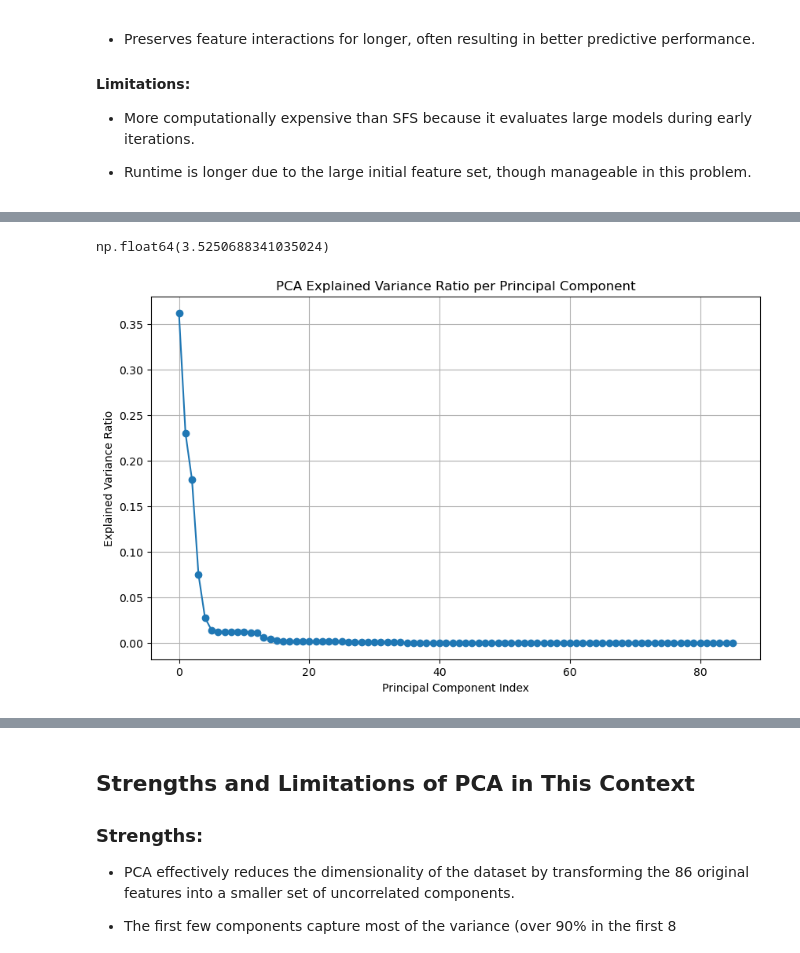
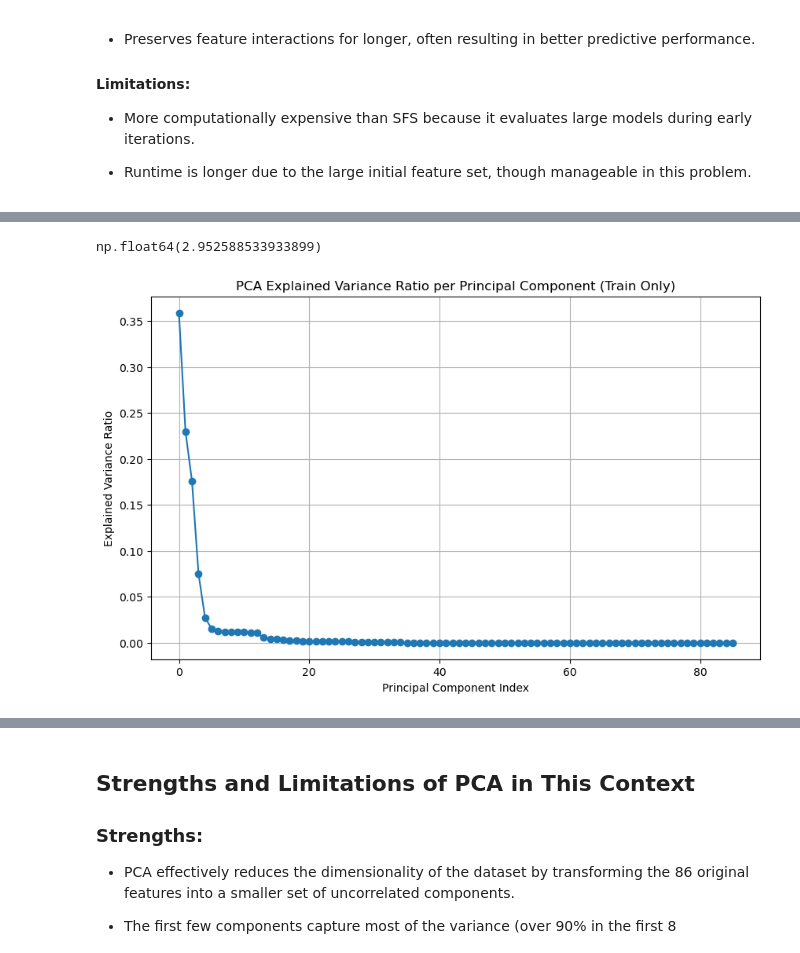
Before and after one commit to Bradley-Tabone/PMLAssignment1, a Jupyter notebook: Assignment1.ipynb, the cells around one changed output, grey strips where cells are left out. Cells and saved outputs as stored; diff of their text form; code cells hidden in the pictures.

```diff
--- a/Assignment1.ipynb
+++ b/Assignment1.ipynb
@@ -210,8 +174,3 @@ StandardScaler was chosen instead of MinMaxScaler because:
 - The upcoming model (MLPRegressor) performs better with standardized data.
 
 This ensures all features contribute proportionately to model training.
-# %%
-# Standardize ALL columns (since all are numeric)
-scaler = StandardScaler()
-df_clean[df_clean.columns] = scaler.fit_transform(df_clean[df_clean.columns])
-df_clean.head()
@@ -350,16 +246,19 @@ feature_frequency.most_common(20)
 # %%
 threshold = 0.90
 
-corr_matrix = df_clean.corr().abs()
+# Use correlation matrix computed from features only
+corr_matrix = X.corr().abs()
 
-upper_triangle = corr_matrix.where(np.triu(np.ones(corr_matrix.shape), k=1).astype(bool))
+upper_triangle = corr_matrix.where(
+    np.triu(np.ones(corr_matrix.shape), k=1).astype(bool)
+)
 
-to_drop = [column for column in upper_triangle.columns
+to_drop = [
+    column for column in upper_triangle.columns
     if any(upper_triangle[column] > threshold)
 ]
-to_drop
 
-df_filtered = df_clean.drop(columns=to_drop)
+df_filtered = X.drop(columns=to_drop)
 
 df_filtered.shape
 # %% [output]
@@ -563,7 +488,18 @@ np.float64(3.662299532596437)
 # %%
-X_train_sbs = X_train[sbs_features]
-X_test_sbs = X_test[sbs_features]
+# -------------------------------------------------------
+# Train MLP on SBS-selected features
+# -------------------------------------------------------
 
+# 1. Build SBS feature dataset from df_wrapper using SAME split indices
+X_train_sbs = df_wrapper.loc[X_train.index, sbs_features]
+X_test_sbs  = df_wrapper.loc[X_test.index,  sbs_features]
+
+# 2. Scale AFTER splitting (fresh scaler for SBS MLP)
+scaler_sbs_mlp = StandardScaler()
+X_train_sbs_scaled = scaler_sbs_mlp.fit_transform(X_train_sbs)
+X_test_sbs_scaled  = scaler_sbs_mlp.transform(X_test_sbs)
+
+# 3. Train MLP on scaled SBS-selected features
 mlp_sbs = MLPRegressor(
     hidden_layer_sizes=(100,),
     activation='relu',
@@ -572,38 +508,51 @@ mlp_sbs = MLPRegressor(
     random_state=42
 )
 
-mlp_sbs.fit(X_train_sbs, y_train)
-y_pred_sbs = mlp_sbs.predict(X_test_sbs)
+mlp_sbs.fit(X_train_sbs_scaled, y_train)
+y_pred_sbs = mlp_sbs.predict(X_test_sbs_scaled)
+
+# 4. Compute RMSE
 rmse_sbs = np.sqrt(mean_squared_error(y_test, y_pred_sbs))
-
 rmse_sbs
 # %% [output]
-np.float64(3.5250688341035024)
+np.float64(2.952588533933899)
 # %%
-# Task 4 — Bullet 1:
-# Perform PCA on the cleaned and standardised dataset (df_clean)
-# and produce a plot of the explained variance ratios.
+# -------------------------------------------------------
+# Task 4 — PCA: Explained Variance Plot (Train Only)
+# -------------------------------------------------------
 
 from sklearn.decomposition import PCA
 import matplotlib.pyplot as plt
 import numpy as np
 
-# Fit PCA with all components
-pca = PCA()
-pca.fit(df_clean)
+# 1. Create PCA dataset (cleaned but not filtered)
+df_pca = df_clean.drop(columns=non_predictive + ["performance_score"], errors='ignore')
 
-# Extract explained variance ratios
-explained_variance = pca.explained_variance_ratio_
+# 2. Extract PCA train/test splits using SAME indices
+X_train_pca = df_pca.loc[X_train.index]
+X_test_pca  = df_pca.loc[X_test.index]
 
-# Scree plot (variance ratio per component)
-plt.figure(figsize=(10,6))
+# 3. Scale AFTER splitting (PCA requires scaling)
+scaler_pca = StandardScaler()
+X_train_pca_scaled = scaler_pca.fit_transform(X_train_pca)
+X_test_pca_scaled  = scaler_pca.transform(X_test_pca)
+
+# 4. Fit PCA on TRAIN ONLY
+pca_full = PCA()
+pca_full.fit(X_train_pca_scaled)
+
+# 5. Explained variance ratios
+explained_variance = pca_full.explained_variance_ratio_
+
+# 6. Scree plot
+plt.figure(figsize=(10, 6))
 plt.plot(explained_variance, marker='o')
-plt.title("PCA Explained Variance Ratio per Principal Component")
+plt.title("PCA Explained Variance Ratio per Principal Component (Train Only)")
 plt.xlabel("Principal Component Index")
 plt.ylabel("Explained Variance Ratio")
 plt.grid(True)
 plt.show()
 
 explained_variance
 # %% [output]
-[figure, old version]
+[figure, new version]
```
Also changed, not shown: parts of 23 cells of this notebook.
